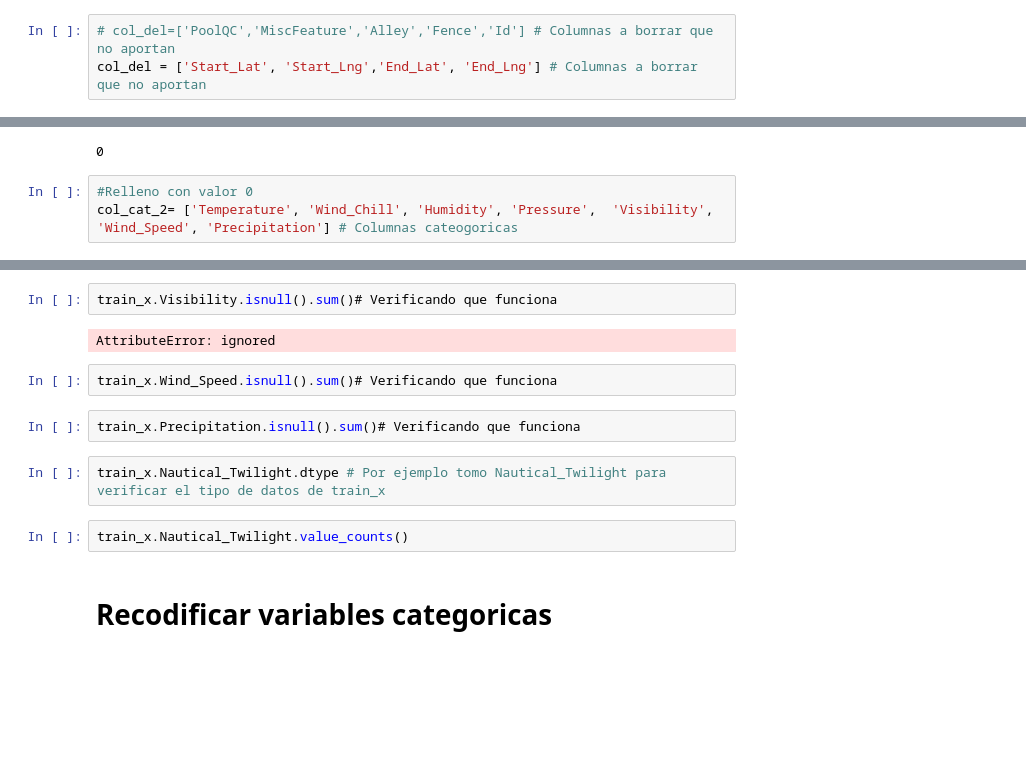
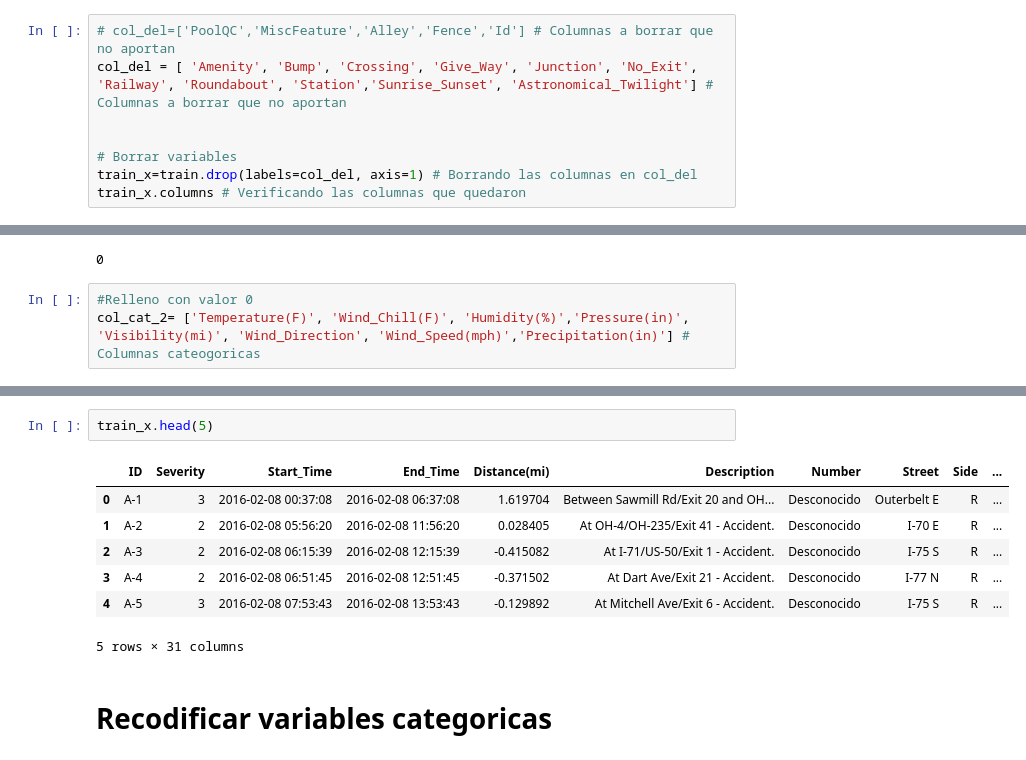
Before and after one commit to EWECORP/DScience_41870, a Jupyter notebook: Data_Wrangling_Eduardo_Ettlin.ipynb, the cells around one changed output, grey strips where cells are left out. Saved outputs shown, nothing was run; the diff lists cells and outputs as text; blank space fills up the shorter version.

```diff
--- a/Data_Wrangling_Eduardo_Ettlin.ipynb
+++ b/Data_Wrangling_Eduardo_Ettlin.ipynb
@@ -269,3 +270,8 @@ train.shape
 # %%
 # col_del=['PoolQC','MiscFeature','Alley','Fence','Id'] # Columnas a borrar que no aportan
-col_del = ['Start_Lat', 'Start_Lng','End_Lat', 'End_Lng'] # Columnas a borrar que no aportan
+col_del = [ 'Amenity', 'Bump', 'Crossing', 'Give_Way', 'Junction', 'No_Exit', 'Railway', 'Roundabout', 'Station','Sunrise_Sunset', 'Astronomical_Twilight'] # Columnas a borrar que no aportan
+
+
+# Borrar variables
+train_x=train.drop(labels=col_del, axis=1) # Borrando las columnas en col_del
+train_x.columns # Verificando las columnas que quedaron
@@ -308,7 +304,7 @@ train_x.Number.isnull().sum() # Verificando que funciona
 0
 # %%
 #Relleno con valor 0
-col_cat_2= ['Temperature', 'Wind_Chill', 'Humidity', 'Pressure',  'Visibility', 'Wind_Speed', 'Precipitation'] # Columnas cateogoricas
+col_cat_2= ['Temperature(F)', 'Wind_Chill(F)', 'Humidity(%)','Pressure(in)', 'Visibility(mi)', 'Wind_Direction', 'Wind_Speed(mph)','Precipitation(in)'] # Columnas cateogoricas
 # %%
 for i in col_cat_2: # Reemplazar los vacios por Desconocido
   train_x[i] = train_x[i].fillna(0)
@@ -327,15 +333,13 @@ train_x.Pressure.isnull().sum()# Verificando que funciona
-# %%
-train_x.Visibility.isnull().sum()# Verificando que funciona
-# %% [output]
-AttributeError: ignored
-# %%
-train_x.Wind_Speed.isnull().sum()# Verificando que funciona
-# %%
-train_x.Precipitation.isnull().sum()# Verificando que funciona
-# %%
-train_x.Nautical_Twilight.dtype # Por ejemplo tomo Nautical_Twilight para verificar el tipo de datos de train_x
-# %%
-train_x.Nautical_Twilight.value_counts()
+# %%
+train_x.head(5)
+# %% [output]
+|  | ID | Severity | Start_Time | End_Time | Distance(mi) | Description | Number | Street | Side | ... |
+| 0 | A-1 | 3 | 2016-02-08 00:37:08 | 2016-02-08 06:37:08 | 1.619704 | Between Sawmill Rd/Exit 20 and OH... | Desconocido | Outerbelt E | R | ... |
+| 1 | A-2 | 2 | 2016-02-08 05:56:20 | 2016-02-08 11:56:20 | 0.028405 | At OH-4/OH-235/Exit 41 - Accident. | Desconocido | I-70 E | R | ... |
+| 2 | A-3 | 2 | 2016-02-08 06:15:39 | 2016-02-08 12:15:39 | -0.415082 | At I-71/US-50/Exit 1 - Accident. | Desconocido | I-75 S | R | ... |
+| 3 | A-4 | 2 | 2016-02-08 06:51:45 | 2016-02-08 12:51:45 | -0.371502 | At Dart Ave/Exit 21 - Accident. | Desconocido | I-77 N | R | ... |
+| 4 | A-5 | 3 | 2016-02-08 07:53:43 | 2016-02-08 13:53:43 | -0.129892 | At Mitchell Ave/Exit 6 - Accident. | Desconocido | I-75 S | R | ... |
+5 rows × 31 columns
 # %% [markdown]
 # Recodificar variables categoricas
 # %%
```
Also changed, not shown: parts of 34 cells of this notebook.
